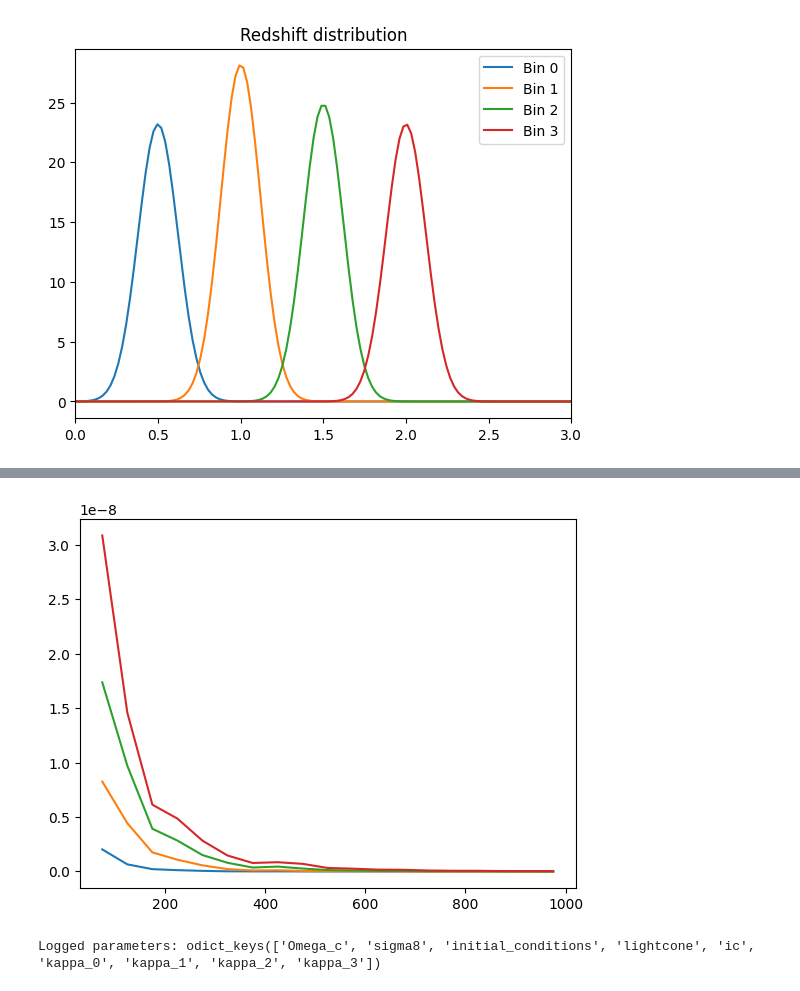
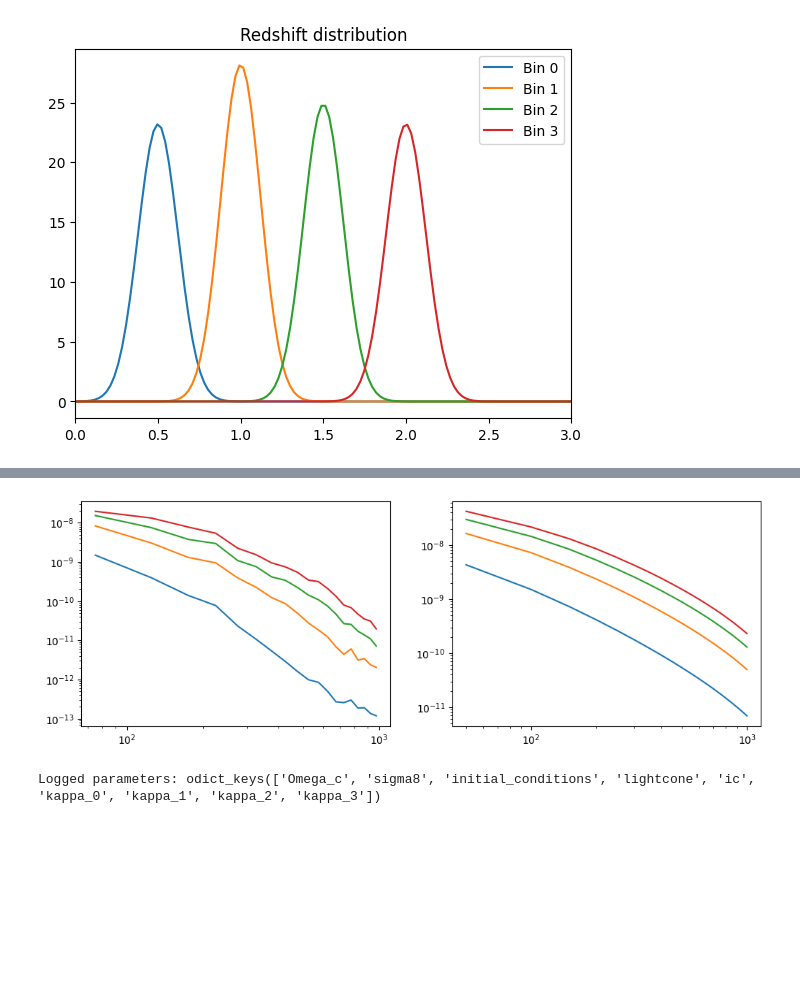
Before and after one commit to ASKabalan/JaxPM-Paper, a Jupyter notebook: notebooks/03-lensing_model.ipynb, the cells around one changed output, grey strips where cells are left out. Cells and saved outputs as stored; diff of their text form; code cells hidden in the pictures; blank space fills up the shorter version.

```diff
--- a/notebooks/03-lensing_model.ipynb
+++ b/notebooks/03-lensing_model.ipynb
@@ -29,12 +34,14 @@ from jax.sharding import NamedSharding
 from jax.sharding import PartitionSpec as P
 
 pdims = (4 , 2)
-mesh = jax.make_mesh(pdims, ("x", "y"))
-sharding = NamedSharding(mesh, P("x", "y"))
-# sharding = None
+if jax.device_count() > 1:
+    mesh = jax.make_mesh(pdims, ("x", "y"))
+    sharding = NamedSharding(mesh, P("x", "y"))
+else:
+    sharding = None
 # %%
-box_shape = (64, 64, 256)
-box_size = [400.0, 400.0, 4000.0]
+box_shape = (64, 64, 128)
+box_size = [800.0, 800.0, 4000.0]
 field_size = 9.6  # transverse size in degrees
 field_npix = 64  # number of pixels per side
 density_plane_width = 100
@@ -42,7 +49,7 @@ density_plane_npix = 64  # updated number of pixels for density plane
 density_plane_smoothing = 0.1
 t0 = 0.1
 t1 = 1.0
-dt0 = 0.02
+dt0 = 0.05
 # Define the fiducial cosmology
 cosmo = Planck18()
 # %%
@@ -83,8 +90,7 @@ plt.show()
 Pixel size in arcmin:  9.0
 [figure]
 # %%
-forward_model = jax.jit(
-    make_full_field_model(
+forward_model = make_full_field_model(
         field_size=field_size,
         field_npix=field_npix,
         box_shape=box_shape,
@@ -92,14 +98,14 @@ forward_model = jax.jit(
         density_plane_width=density_plane_width,
         density_plane_npix=density_plane_npix,
         density_plane_smoothing=density_plane_smoothing,
-        adjoint=RecursiveCheckpointAdjoint(checkpoints=100),
+        adjoint=RecursiveCheckpointAdjoint(checkpoints=None),
         t0=t0,
         t1=t1,
         dt0=dt0,
         max_redshift=max_redshift,
         sharding=sharding,
+        halo_size=0 if sharding is None else box_shape[0] // 8,
     )
-)
 # %%
 initial_conditions = normal_field(jax.random.key(0) , box_shape , sharding=sharding)
 kappas, lc , ic = forward_model(cosmo, nz_shear, initial_conditions)
@@ -180,12 +215,22 @@ plt.plot(ell , np.array(theory_auto_cl).T);plt.show()
 # %%
+import itertools
 from lenstools import ConvergenceMap
 import astropy.units as u
 k = 0.5 * (ell[1:] + ell[:-1])
 
+plt.figure(figsize=(12, 4))
+# Compute the auto power spectrum for each bin
 simu_auto_cl = [ConvergenceMap(kappas[idx], angle=field_size*u.deg).powerSpectrum(ell)[1] for idx in range(nbins)]
-plt.plot(k , np.array(simu_auto_cl).T);plt.show()
+plt.subplot(1, 2, 1)
+plt.loglog(k , np.array(simu_auto_cl).T)
+# Recover the theoretical Cls for the auto-correlations
+bin_pairs = list(itertools.combinations_with_replacement(range(4), 2))
+theory_auto_cl = [cl_signal[bin_pairs.index((id , id))] for id in range(nbins)]
+plt.subplot(1, 2, 2)
+plt.loglog(ell , np.array(theory_auto_cl).T)
+plt.show()
 # %% [output]
-[figure, old version]
+[figure, new version]
 # %%
 import numpyro
 import numpyro.distributions as dist
```
Also changed, not shown: parts of 17 cells of this notebook, 1 other file.
